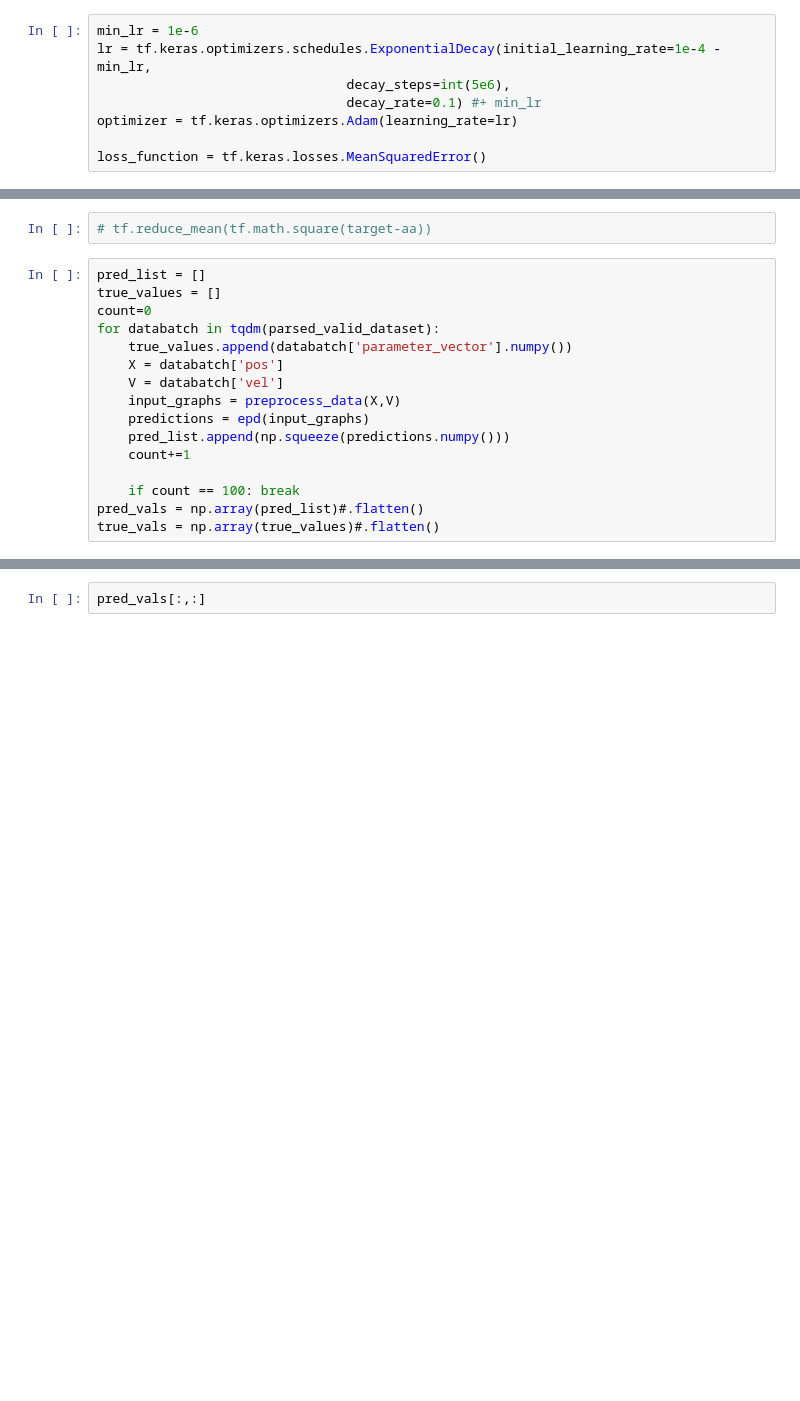
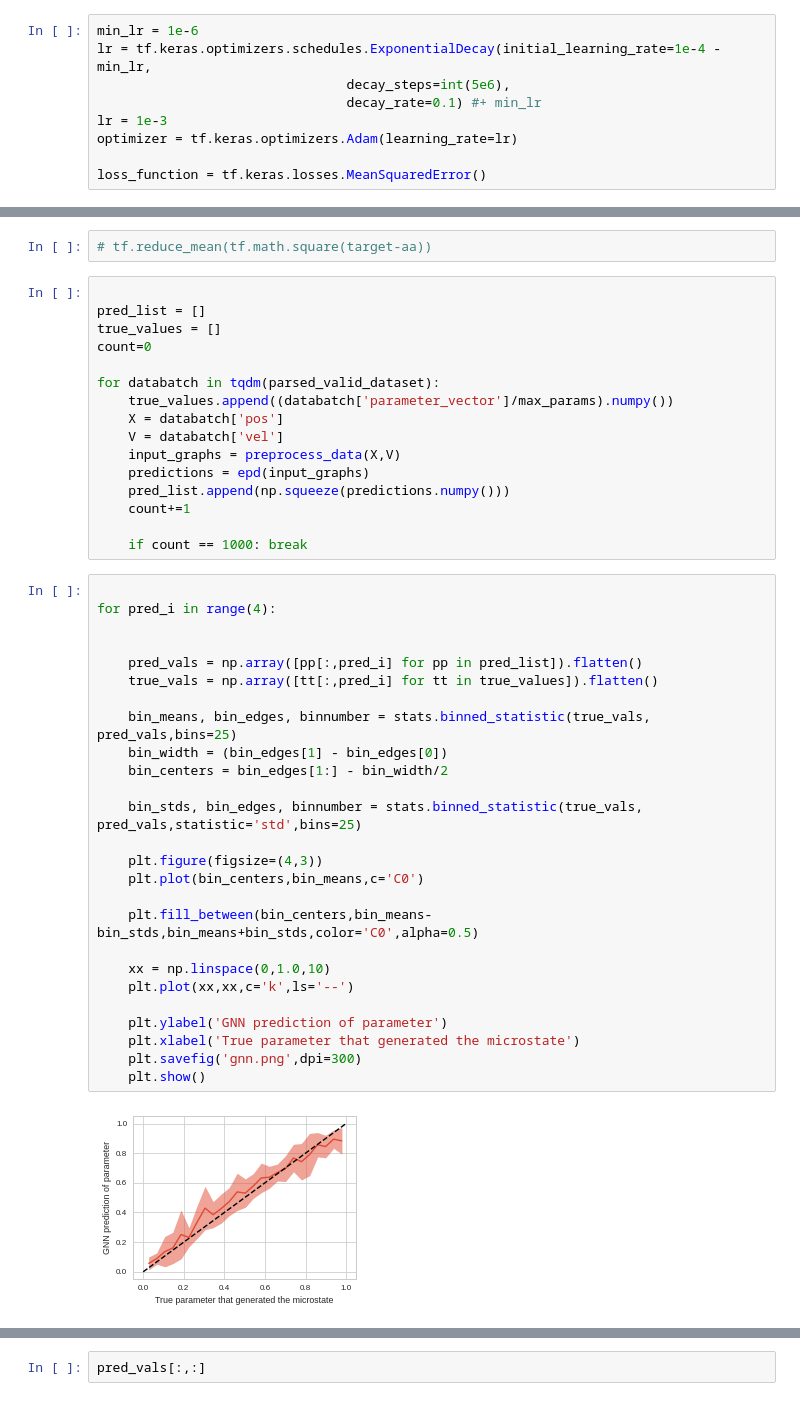
Before and after one commit to ctorney/abc-graph-nets, a Jupyter notebook: train_gnn.ipynb, the cells around one changed output, grey strips where cells are left out. Cells and saved outputs as stored; diff of their text form; blank space fills up the shorter version.

```diff
--- a/train_gnn.ipynb
+++ b/train_gnn.ipynb
@@ -148,6 +137,7 @@ min_lr = 1e-6
 lr = tf.keras.optimizers.schedules.ExponentialDecay(initial_learning_rate=1e-4 - min_lr,
                                 decay_steps=int(5e6),
                                 decay_rate=0.1) #+ min_lr
+lr = 1e-3
 optimizer = tf.keras.optimizers.Adam(learning_rate=lr)
 
 loss_function = tf.keras.losses.MeanSquaredError()
@@ -265,11 +263,13 @@ KeyboardInterrupt:
 # %%
 # tf.reduce_mean(tf.math.square(target-aa))
 # %%
+
 pred_list = []
 true_values = []
 count=0
+
 for databatch in tqdm(parsed_valid_dataset):
-    true_values.append(databatch['parameter_vector'].numpy())
+    true_values.append((databatch['parameter_vector']/max_params).numpy())
     X = databatch['pos']
     V = databatch['vel']
     input_graphs = preprocess_data(X,V)
@@ -277,6 +277,32 @@ for databatch in tqdm(parsed_valid_dataset):
     pred_list.append(np.squeeze(predictions.numpy()))
     count+=1
 
-    if count == 100: break
-pred_vals = np.array(pred_list)#.flatten()
-true_vals = np.array(true_values)#.flatten()
+    if count == 1000: break
+# %%
+
+for pred_i in range(4):
+
+
+    pred_vals = np.array([pp[:,pred_i] for pp in pred_list]).flatten()
+    true_vals = np.array([tt[:,pred_i] for tt in true_values]).flatten()
+
+    bin_means, bin_edges, binnumber = stats.binned_statistic(true_vals, pred_vals,bins=25)
+    bin_width = (bin_edges[1] - bin_edges[0])
+    bin_centers = bin_edges[1:] - bin_width/2
+
+    bin_stds, bin_edges, binnumber = stats.binned_statistic(true_vals, pred_vals,statistic='std',bins=25)
+
+    plt.figure(figsize=(4,3))
+    plt.plot(bin_centers,bin_means,c='C0')
+
+    plt.fill_between(bin_centers,bin_means-bin_stds,bin_means+bin_stds,color='C0',alpha=0.5)
+
+    xx = np.linspace(0,1.0,10)
+    plt.plot(xx,xx,c='k',ls='--')
+
+    plt.ylabel('GNN prediction of parameter')
+    plt.xlabel('True parameter that generated the microstate')
+    plt.savefig('gnn.png',dpi=300)
+    plt.show()
+# %% [output]
+[figure, added]
```
Also changed, not shown: parts of 23 cells of this notebook.
